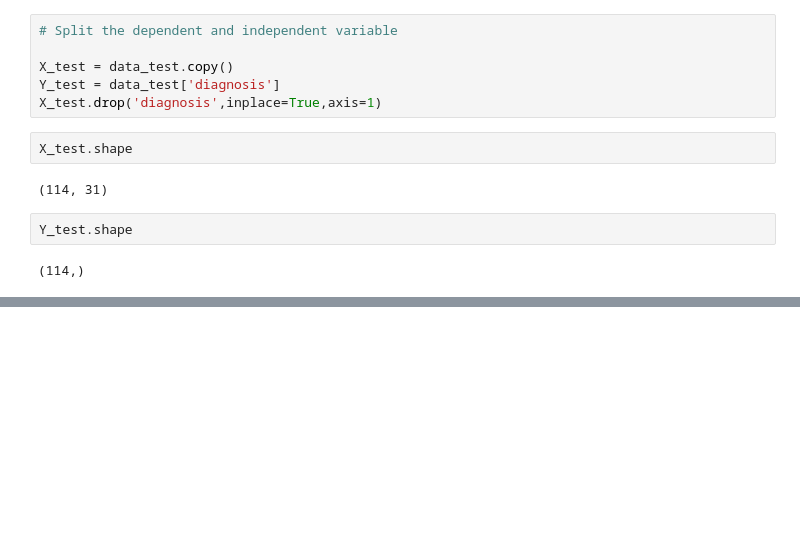
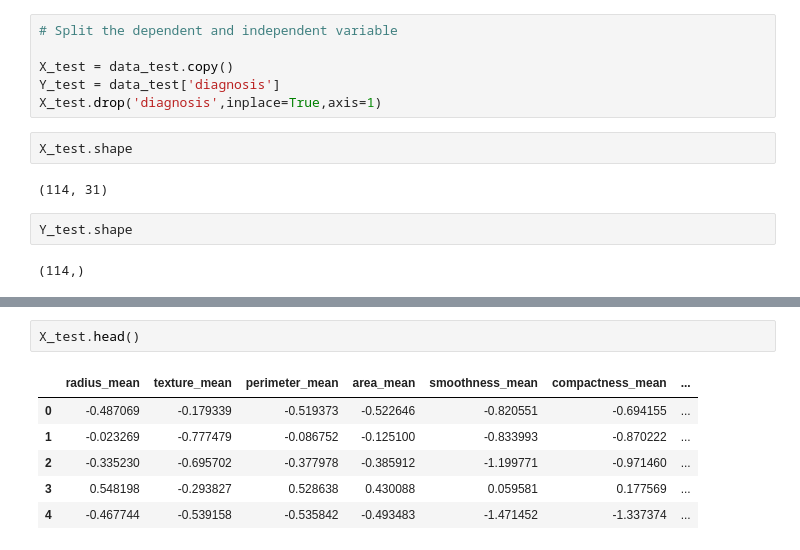
Before and after one commit to pradeeppvj8/GDA-on-breast-cancer-dataset, a Jupyter notebook: GDA on breast cancer dataset.ipynb, the cells around one changed output, grey strips where cells are left out. Saved outputs shown, nothing was run; the diff lists cells and outputs as text; blank space fills up the shorter version.

```diff
--- a/GDA on breast cancer dataset.ipynb
+++ b/GDA on breast cancer dataset.ipynb
@@ -623,0 +687,9 @@ Y_test.shape
+# %%
+X_test.head()
+# %% [output]
+|  | radius_mean | texture_mean | perimeter_mean | area_mean | smoothness_mean | compactness_mean | ... |
+| 0 | -0.487069 | -0.179339 | -0.519373 | -0.522646 | -0.820551 | -0.694155 | ... |
+| 1 | -0.023269 | -0.777479 | -0.086752 | -0.125100 | -0.833993 | -0.870222 | ... |
+| 2 | -0.335230 | -0.695702 | -0.377978 | -0.385912 | -1.199771 | -0.971460 | ... |
+| 3 | 0.548198 | -0.293827 | 0.528638 | 0.430088 | 0.059581 | 0.177569 | ... |
+| 4 | -0.467744 | -0.539158 | -0.535842 | -0.493483 | -1.471452 | -1.337374 | ... |
```
Also changed, not shown: parts of 8 cells of this notebook.
